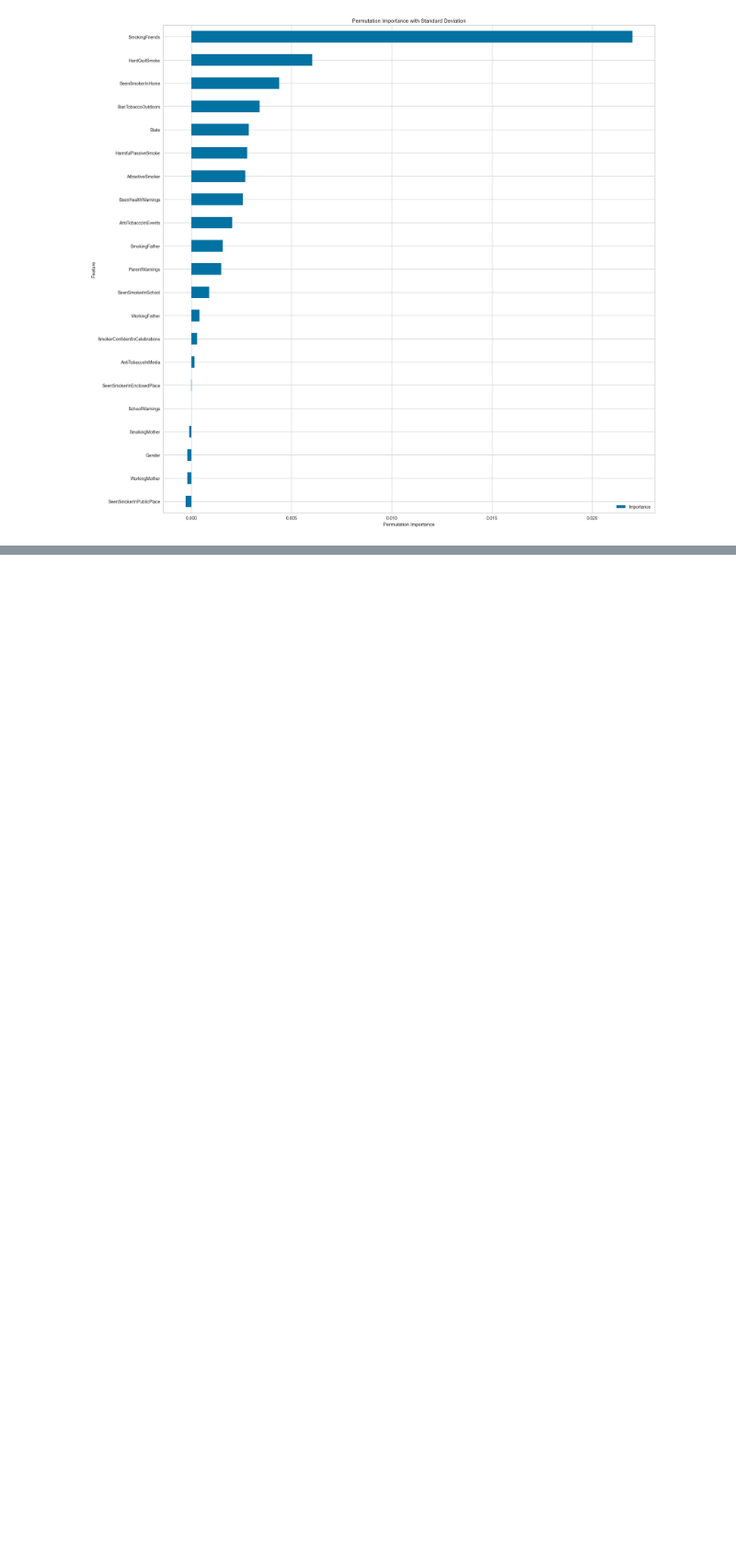
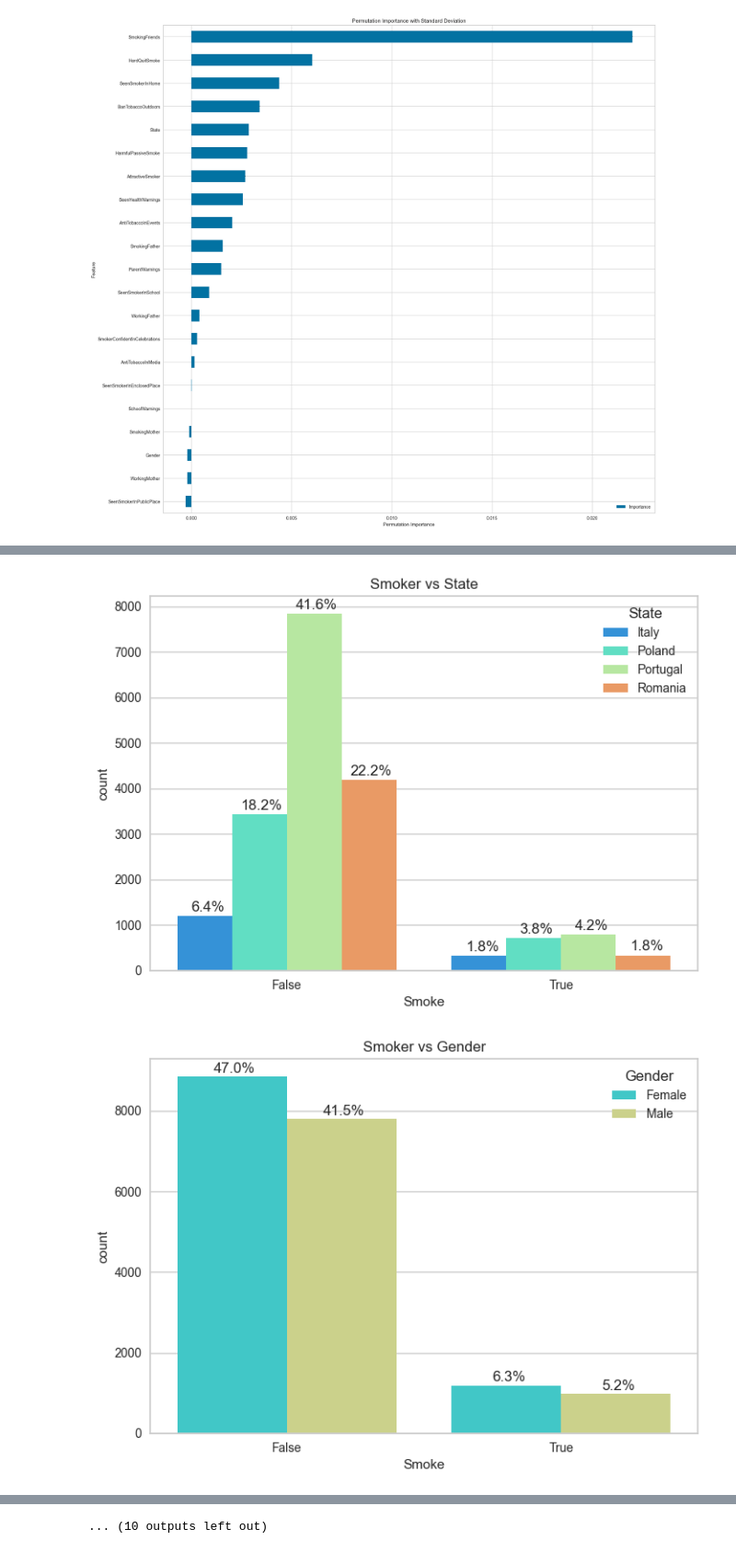
Before and after one commit to frazah/tobacco-analysis, a Jupyter notebook: src/notebooks/youth copy.ipynb, the cells around one changed output, grey strips where cells are left out. Shown at 92% size. Saved outputs shown, nothing was run; the diff lists cells and outputs as text; code cells hidden in the pictures; blank space fills up the shorter version.

```diff
--- a/src/notebooks/youth copy.ipynb
+++ b/src/notebooks/youth copy.ipynb
@@ -570,0 +509,61 @@ for column in list_of_columns:
+# %%
+import seaborn as sns
+import matplotlib.pyplot as plt
+
+list_of_columns = ["State", "Gender", "Smoke", "SmokingFriends", 'SmokingFather', 'SmokingMother', 'WorkingFather', 'WorkingMother',
+                       "SeenSmokerInSchool", "SeenSmokerInPublicPlace", "SeenSmokerInEnclosedPlace",
+                       "SeenSmokerInHome", "ParentWarnings", "AttractiveSmoker", "HardQuitSmoke",
+                       "SmokerConfidentInCelebrations", "SchoolWarnings", "SeenHealthWarnings",
+                       "AntiTobaccoInEvents", "AntiTobaccoInMedia", "BanTobaccoOutdoors",
+                       "HarmfulPassiveSmoke"
+                    ]
+
+def bar_perc(plot, dataframe, feature):
+    total = len(feature) # length of the column
+    total_smokers = len(dataframe[dataframe['Smoke'] == True]) # length of the smokers
+    total_non_smokers = len(dataframe[dataframe['Smoke'] == False]) # length of the non-smokers
+
+    for i, p in enumerate(plot.patches):
+        percentage = '{:.1f}%'.format(100 * p.get_height()/total) # percentage of each class of the category
+
+        x = p.get_x() + p.get_width() / 2 - (0.05 if (100 * p.get_height()/total) < 10 else 0.07) # width of the plot
+        y = p.get_y() + p.get_height() + 100        # height of the plot
+        plot.annotate(percentage, (x, y), size = 12) # annotate the percentage
+
+merged_df2 = merged_df.copy()
+merged_df2['SeenHealthWarnings'] = merged_df2['SeenHealthWarnings'].map(
+    {"Yes, and they led me to think about quitting smoking or not starting smoking": "Yes, they made me consider quitting or avoiding smoking",
+     "Yes, but I didn't think much of them": "Yes, but I didn't think much of them",
+     "No": "No",})
+
+for i, column in enumerate(list_of_columns):
+    ax=sns.countplot(x='Smoke', hue=column, data=merged_df2, palette='rainbow', dodge=True)
+    bar_perc(ax,merged_df, merged_df2[column])
+    ax.set(title=f"Smoker vs {column}");
+
+
+
+
+    # ax = sns.histplot(data=merged_df, x=column, hue='Smoke', multiple="dodge",
+    #                 stat='percent', shrink = 0.8, common_norm=False,bins=2)
+    # ax.bar_label(ax.containers[0], fmt='%.2f%%')
+    # ax.bar_label(ax.containers[1], fmt='%.2f%%')
+    # # print(list(ax.containers[1]))
+    plt.savefig(f"../../data/processed/multivariate_analyisis/{column}_histogram.png")
+    plt.show()
+
+# # count smokers and non-smokers by AttractiveSmoker
+# sns.countplot(x='AttractiveSmoker', hue='Smoke', data=merged_df)
+# plt.show()
+# percentage of smokers and non-smokers by AttractiveSmoker in percentage
+# x,y = 'AttractiveSmoker', 'Smoke'
+
+# (merged_df.groupby(x)[y]
+# .value_counts(normalize=True)
+# .mul(100)
+# .rename('percent')
+# .reset_index()
+# .pipe((sns.catplot,'data'), x=x, y='percent',hue=y, kind='bar'))
+# %% [output]
+[figure, added]
+[figure, added]
@@ -571,3 +580,4 @@ for column in list_of_columns:
+... (10 outputs left out)
 # %%
 # model = ExtraTreesClassifier(model)
 
```
Also changed, not shown: parts of 9 cells of this notebook, 48 other files.
